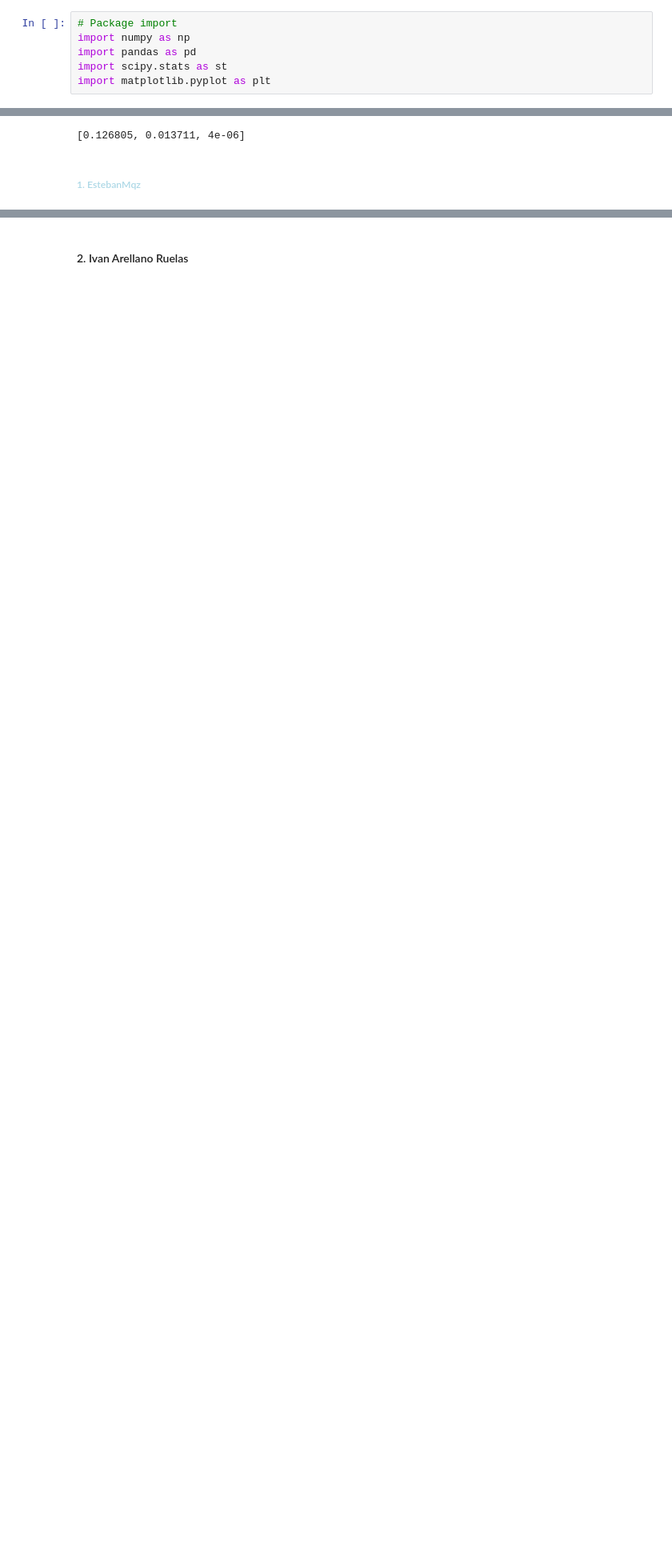
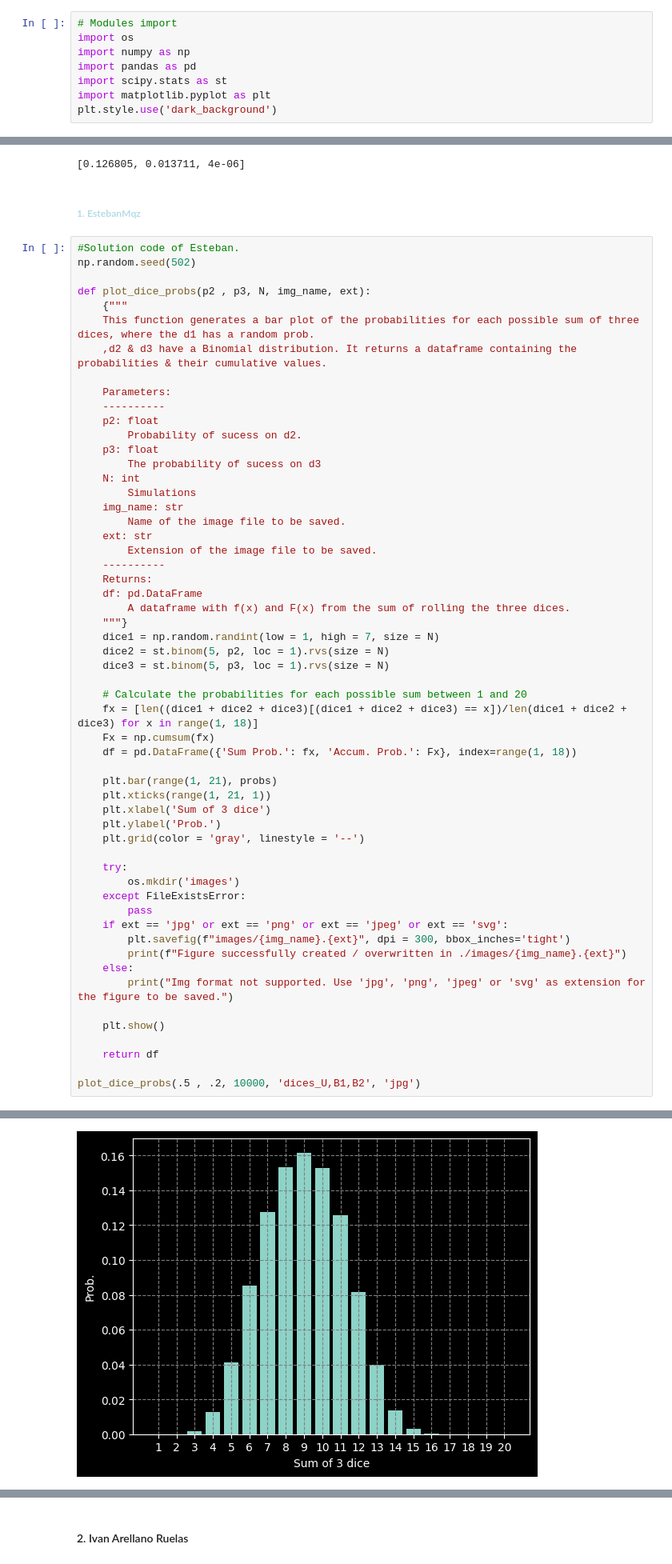
Before and after one commit to EMarquez7/SPF_Tarea4_Arellano_Marquez, a Jupyter notebook: Simple-MCs.ipynb, the cells around one changed output, grey strips where cells are left out. Shown at 80% size. Saved outputs shown, nothing was run; the diff lists cells and outputs as text; blank space fills up the shorter version.

```diff
--- a/Simple-MCs.ipynb
+++ b/Simple-MCs.ipynb
@@ -8,11 +28,13 @@ In addition, each dice has the following characteristics: the first dice is not
 the second and third dice are loaded based on a binomial distribution with parameters (`n=5, p=0.5` and `n=5, p=0.2`).<br>
 Find the probability that the resulting sum is 7, 14, or 18.
 # %%
-# Package import
+# Modules import
+import os
 import numpy as np
 import pandas as pd
 import scipy.stats as st
 import matplotlib.pyplot as plt
+plt.style.use('dark_background')
 # %% [markdown]
 #### <span style='color:lightbrown'> 1. Ivan Arellano Ruelas </span><br>
 # %%
@@ -30,3 +52,60 @@ result = [7,14,18]
 [0.126805, 0.013711, 4e-06]
 # %% [markdown]
 ##### <span style='color:lightblue'> 1. EstebanMqz </span><br>
+# %%
+#Solution code of Esteban.
+np.random.seed(502)
+
+def plot_dice_probs(p2 , p3, N, img_name, ext):
+    {"""
+    This function generates a bar plot of the probabilities for each possible sum of three dices, where the d1 has a random prob.
+    ,d2 & d3 have a Binomial distribution. It returns a dataframe containing the probabilities & their cumulative values.
+
+    Parameters:
+    ----------
+    p2: float
+        Probability of sucess on d2.
+    p3: float
+        The probability of sucess on d3
+    N: int
+        Simulations
+    img_name: str
+        Name of the image file to be saved.
+    ext: str
+        Extension of the image file to be saved.
+    ----------
+    Returns:
+    df: pd.DataFrame
+        A dataframe with f(x) and F(x) from the sum of rolling the three dices.
+    """}
+    dice1 = np.random.randint(low = 1, high = 7, size = N)
+    dice2 = st.binom(5, p2, loc = 1).rvs(size = N)
+    dice3 = st.binom(5, p3, loc = 1).rvs(size = N)
+
+    # Calculate the probabilities for each possible sum between 1 and 20
+    fx = [len((dice1 + dice2 + dice3)[(dice1 + dice2 + dice3) == x])/len(dice1 + dice2 + dice3) for x in range(1, 18)]
+    Fx = np.cumsum(fx)
+    df = pd.DataFrame({'Sum Prob.': fx, 'Accum. Prob.': Fx}, index=range(1, 18))
+
+    plt.bar(range(1, 21), probs)
+    plt.xticks(range(1, 21, 1))
+    plt.xlabel('Sum of 3 dice')
+    plt.ylabel('Prob.')
+    plt.grid(color = 'gray', linestyle = '--')
+
+    try:
+        os.mkdir('images')
+    except FileExistsError:
+        pass
+    if ext == 'jpg' or ext == 'png' or ext == 'jpeg' or ext == 'svg':
+        plt.savefig(f"images/{img_name}.{ext}", dpi = 300, bbox_inches='tight')
+        print(f"Figure successfully created / overwritten in ./images/{img_name}.{ext}")
+    else:
+        print("Img format not supported. Use 'jpg', 'png', 'jpeg' or 'svg' as extension for the figure to be saved.")
+
+    plt.show()
+
+    return df
+
+plot_dice_probs(.5 , .2, 10000, 'dices_U,B1,B2', 'jpg')
+# %% [output]
@@ -32,0 +113 @@ result = [7,14,18]
+[figure, added]
```
Also changed, not shown: parts of 2 cells of this notebook, 4 other files.
